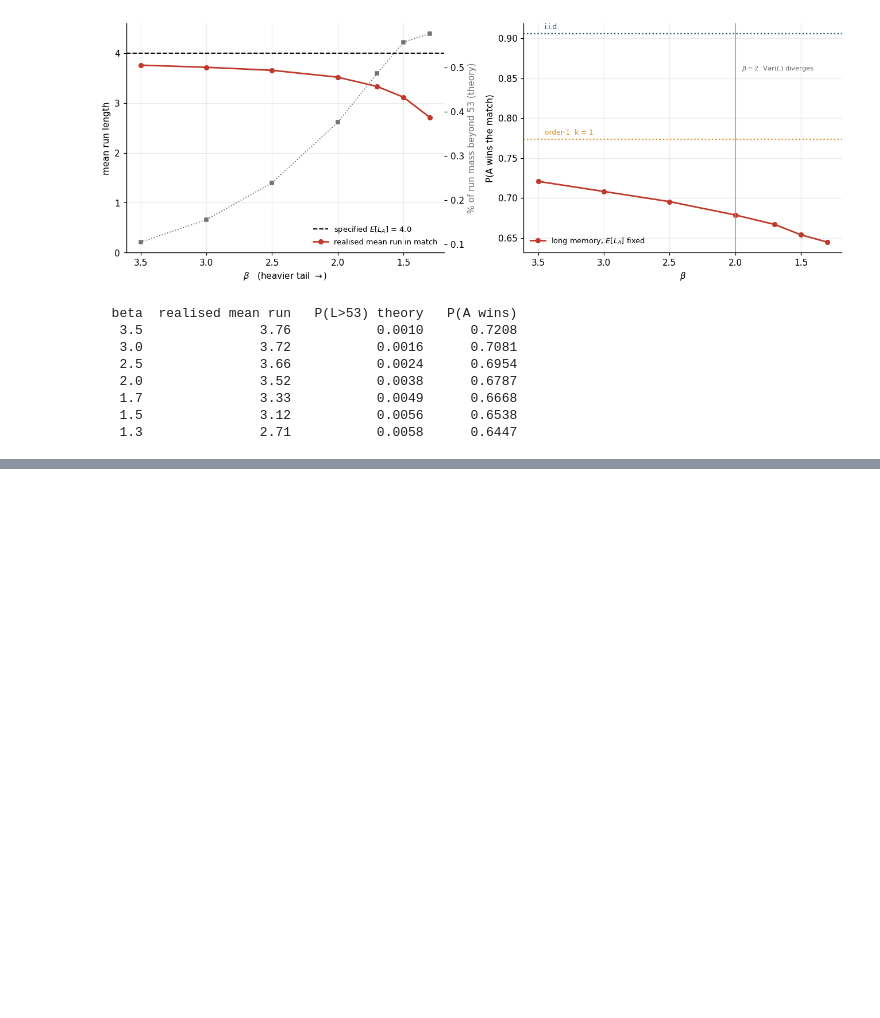
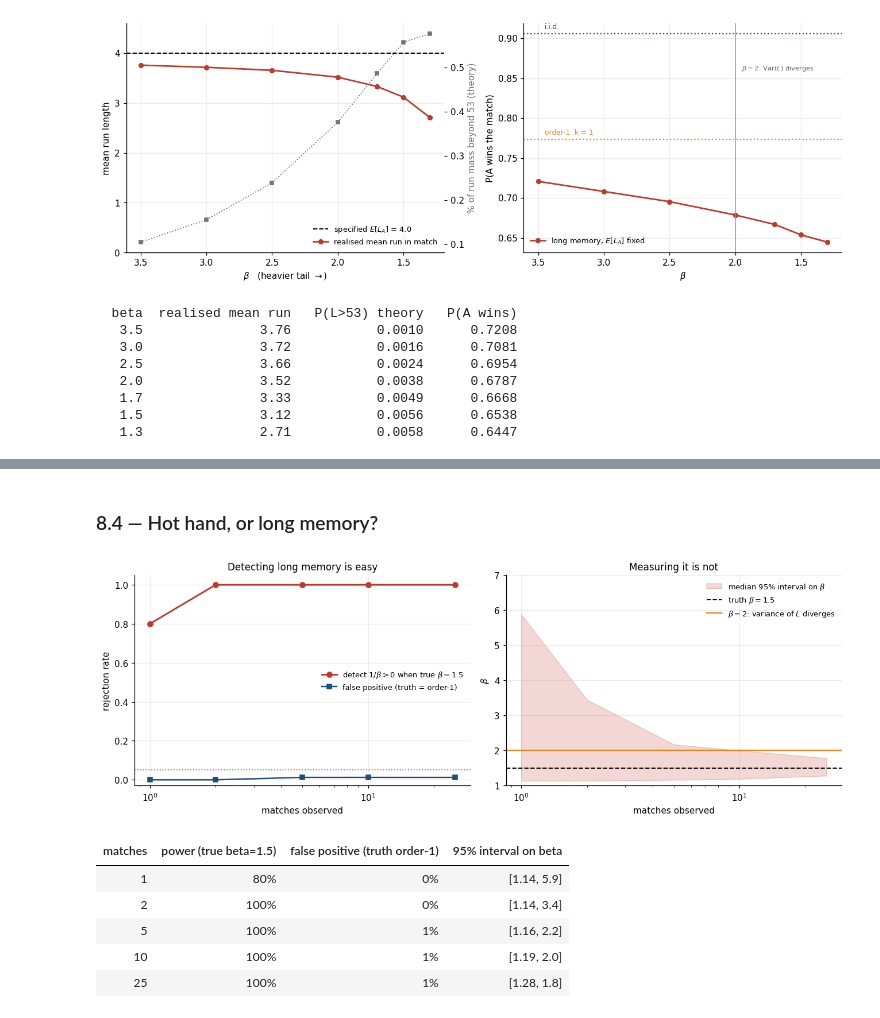
Before and after one commit to MarcoGaloppo/Break-point, a Jupyter notebook: narrative_tennis_lab.ipynb, the cells around one changed output, grey strips where cells are left out. Saved outputs shown, nothing was run; the diff lists cells and outputs as text; code cells hidden in the pictures; blank space fills up the shorter version.

```diff
--- a/narrative_tennis_lab.ipynb
+++ b/narrative_tennis_lab.ipynb
@@ -988,0 +1163,63 @@ the asymptotic regime is a pure fantasy never actually realised.
+# %% [markdown]
+### 8.4 — Hot hand, or long memory?
+# %%
+P0, M0 = 0.55, 4.0
+_lo, _hi = 0.0, 3.0                       # order-1 k matched to a mean A-run of 4.0
+for _ in range(80):
+    _mid = (_lo + _hi) / 2
+    _lo, _hi = (_mid, _hi) if calibrated_transitions(P0, _mid)[0] < 0.75 else (_lo, _mid)
+K_MATCHED = (_lo + _hi) / 2
+
+TAUS = np.concatenate(([1e-3], np.linspace(0.02, 0.88, 44)))   # tau = 1/beta; 0 = order-1
+BETAS_FIT = 1.0 / TAUS
+GP = np.linspace(0.44, 0.66, 12)
+GM = np.linspace(2.0, 7.0, 11)
+
+def profile_tau(paths):
+    '''Profile log-likelihood in 1/beta, maximised over p and the mean run.'''
+    return np.nanmax(loglik_long_grid(run_stats(paths), GP, GM, BETAS_FIT), axis=(0, 1))
+
+R = 80
+ns2 = [1, 2, 5, 10, 25]
+false_pos, power, ci_lo, ci_hi = [], [], [], []
+for n in ns2:
+    s_short = TennisSimulator(p=P0, k=K_MATCHED, seed=SEED + 3)
+    s_long = TennisSimulator(p=P0, memory="long", beta=1.5,
+                             gamma=gamma_for_mean_run(M0, 1.5, P0), seed=SEED + 4)
+    fp = tp = 0; los, his = [], []
+    for _ in range(R):
+        pr = profile_tau(s_short.simulate_match_points(n)); fp += 2 * (pr.max() - pr[0]) > 3.84
+        pr = profile_tau(s_long.simulate_match_points(n));  tp += 2 * (pr.max() - pr[0]) > 3.84
+        ok = TAUS[2 * (pr.max() - pr) < 3.84]
+        los.append(ok.min()); his.append(ok.max())
+    false_pos.append(fp / R); power.append(tp / R)
+    ci_lo.append(1 / np.median(his)); ci_hi.append(1 / np.median(los))
+
+fig, (ax1, ax2) = plt.subplots(1, 2, figsize=(12, 4.3))
+ax1.semilogx(ns2, power, "o-", color=C1, ms=6, lw=1.9, label=r"detect $1/\beta>0$ when true $\beta=1.5$")
+ax1.semilogx(ns2, false_pos, "s-", color=C0, ms=5, lw=1.6, label="false positive (truth = order-1)")
+ax1.axhline(0.05, color="0.5", ls=":", lw=1.2)
+ax1.set_ylim(-0.03, 1.05); ax1.set_xlabel("matches observed"); ax1.set_ylabel("rejection rate")
+ax1.set_title("Detecting long memory is easy"); ax1.legend(fontsize=8.5, loc="center right")
+
+ax2.fill_between(ns2, ci_lo, ci_hi, color=C1, alpha=.20, label=r"median 95% interval on $\beta$")
+ax2.axhline(1.5, color="k", ls="--", lw=1.3, label=r"truth $\beta=1.5$")
+ax2.axhline(2.0, color=C2, ls="-", lw=1.6, label=r"$\beta=2$: variance of $L$ diverges")
+ax2.set_xscale("log"); ax2.set_ylim(1, 7)
+ax2.set_xlabel("matches observed"); ax2.set_ylabel(r"$\beta$")
+ax2.set_title("Measuring it is not"); ax2.legend(fontsize=8.5)
+plt.tight_layout(); plt.show()
+
+display(pd.DataFrame({"matches": ns2, "power (true beta=1.5)": power,
+                      "false positive (truth order-1)": false_pos,
+                      "95% interval on beta": [f"[{a:.2f}, {b:.1f}]" for a, b in zip(ci_lo, ci_hi)]})
+        .style.format({"power (true beta=1.5)": "{:.0%}",
+                       "false positive (truth order-1)": "{:.0%}"}).hide(axis="index"))
+# %% [output]
+[figure, added]
+| matches | power (true beta=1.5) | false positive (truth order-1) | 95% interval on beta |
+| 1 | 80% | 0% | [1.14, 5.9] |
+| 2 | 100% | 0% | [1.14, 3.4] |
+| 5 | 100% | 1% | [1.16, 2.2] |
+| 10 | 100% | 1% | [1.19, 2.0] |
+| 25 | 100% | 1% | [1.28, 1.8] |
```
Also changed, not shown: parts of 17 cells of this notebook, 3 other files.
